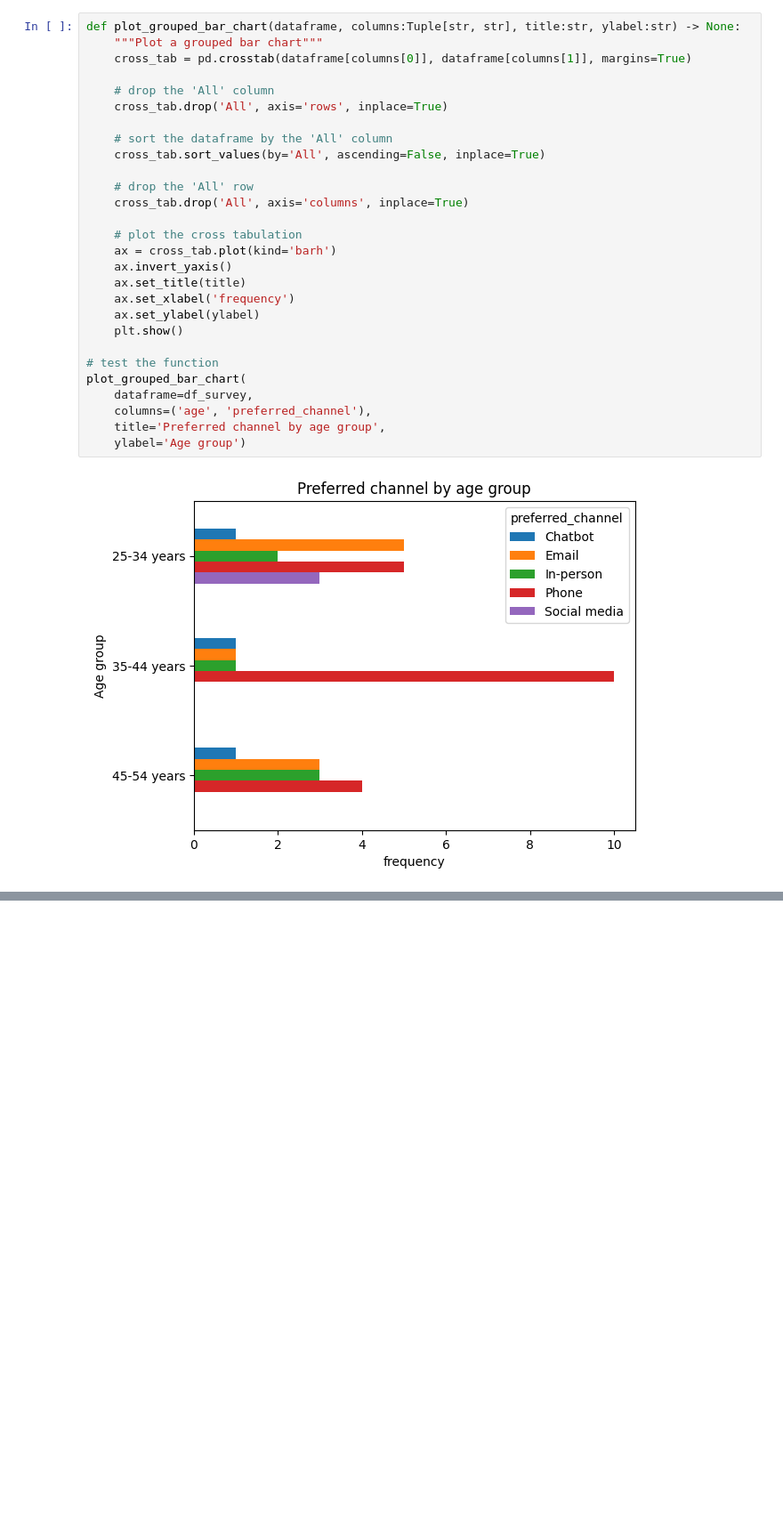
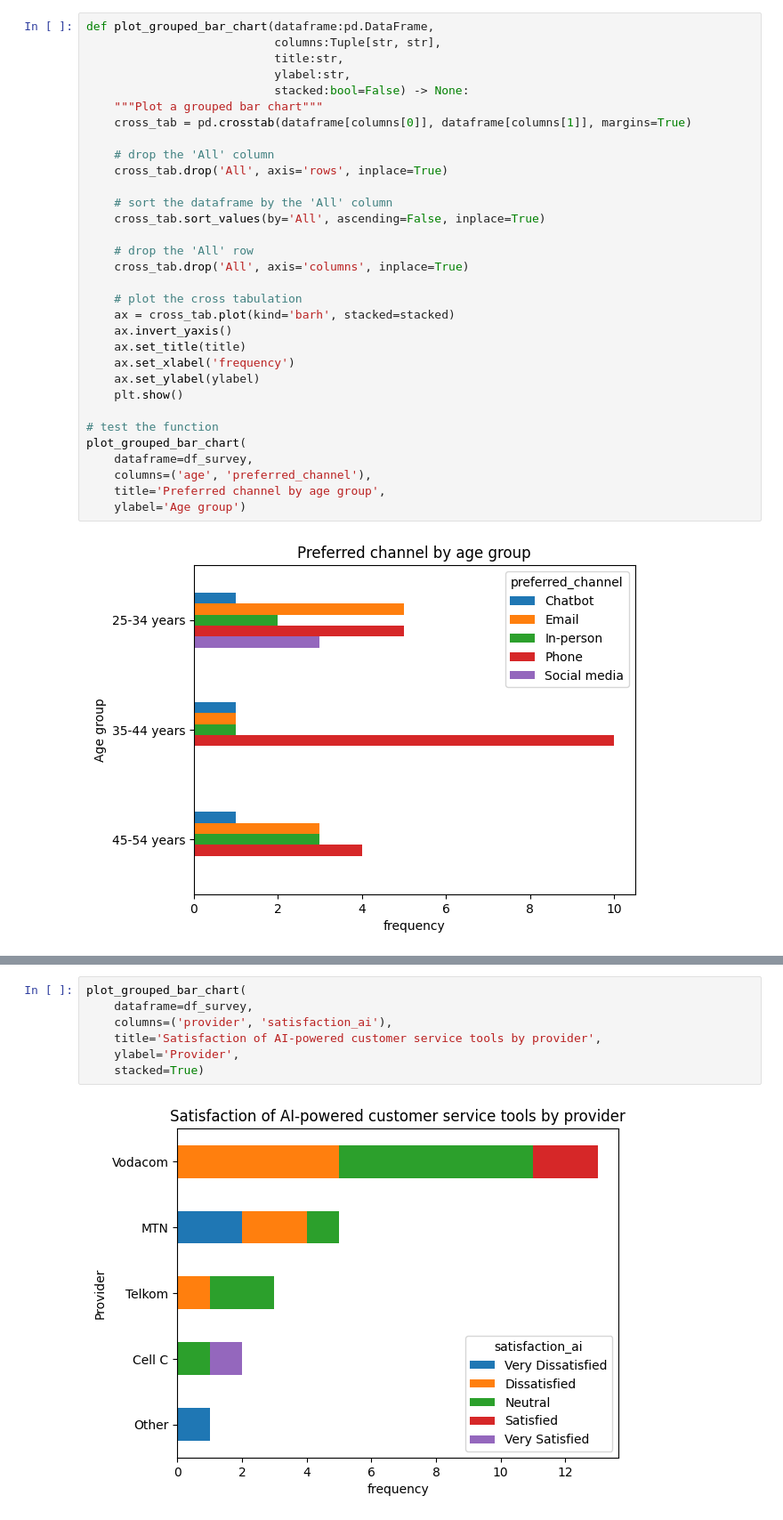
Before and after one commit to JohnnyFoulds/dsm050-2023-apr, a Jupyter notebook: notebooks/03_coursework/03-03_multivariate_analysis.ipynb, the cells around one changed output, grey strips where cells are left out. Shown: that part at 89% size. Cells and saved outputs as stored; diff of their text form; blank space fills up the shorter version.

```diff
--- a/notebooks/03_coursework/03-03_multivariate_analysis.ipynb
+++ b/notebooks/03_coursework/03-03_multivariate_analysis.ipynb
@@ -273,7 +274,11 @@ pd.crosstab(df_survey.age, df_survey.preferred_channel, margins=True)
 # %% [markdown]
 ##### Grouped Bar Chart
 # %%
-def plot_grouped_bar_chart(dataframe, columns:Tuple[str, str], title:str, ylabel:str) -> None:
+def plot_grouped_bar_chart(dataframe:pd.DataFrame,
+                           columns:Tuple[str, str],
+                           title:str,
+                           ylabel:str,
+                           stacked:bool=False) -> None:
     """Plot a grouped bar chart"""
     cross_tab = pd.crosstab(dataframe[columns[0]], dataframe[columns[1]], margins=True)
 
@@ -287,7 +292,7 @@ def plot_grouped_bar_chart(dataframe, columns:Tuple[str, str], title:str, ylabel
     cross_tab.drop('All', axis='columns', inplace=True)
 
     # plot the cross tabulation
-    ax = cross_tab.plot(kind='barh')
+    ax = cross_tab.plot(kind='barh', stacked=stacked)
     ax.invert_yaxis()
     ax.set_title(title)
     ax.set_xlabel('frequency')
@@ -304,0 +312,9 @@ plot_grouped_bar_chart(
+# %%
+plot_grouped_bar_chart(
+    dataframe=df_survey,
+    columns=('provider', 'satisfaction_ai'),
+    title='Satisfaction of AI-powered customer service tools by provider',
+    ylabel='Provider',
+    stacked=True)
+# %% [output]
+[figure, added]
```
Also changed, not shown: parts of 6 cells of this notebook.
